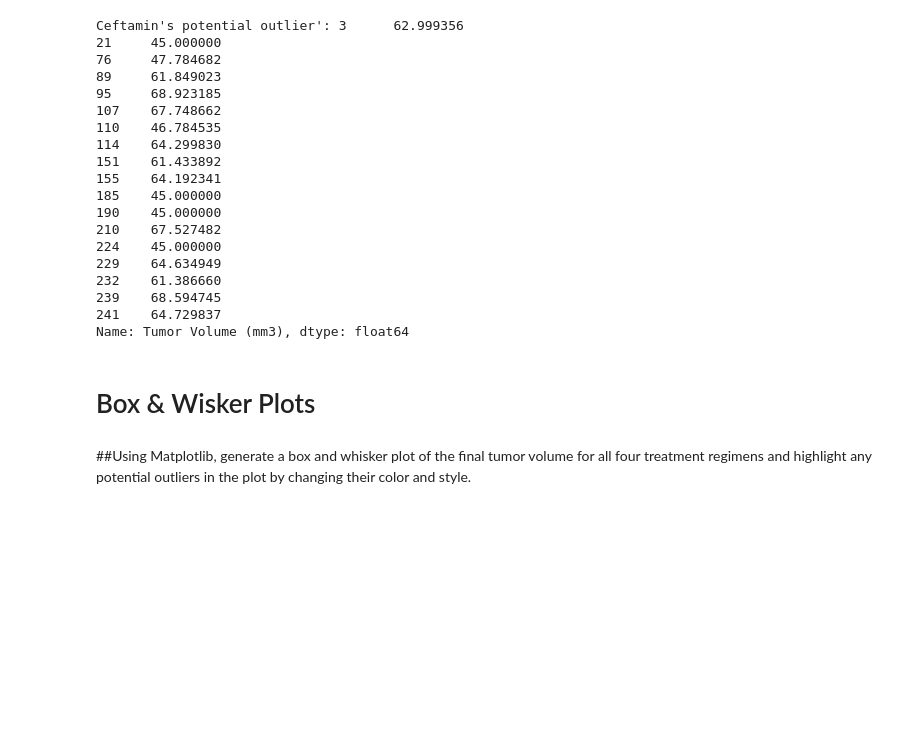
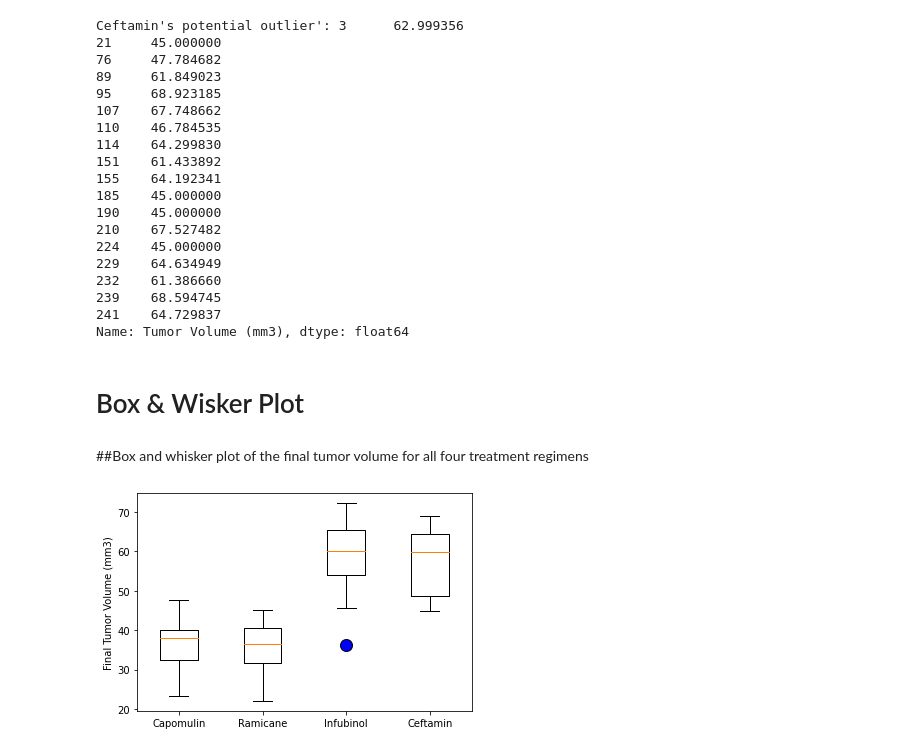
Before and after one commit to josiedeleon/Matplotlib--The-Power-of-Plots, a Jupyter notebook: Pymaceuticals.ipynb, the cells around one changed output. Drawn from its saved outputs; the diff is of its cells as text; code cells hidden in the pictures; blank space fills up the shorter version.

Commit message:
add box and wisker plot

```diff
--- a/Pymaceuticals.ipynb
+++ b/Pymaceuticals.ipynb
@@ -251,13 +251,13 @@ merge.head()
 | 4 | a366 | 30 | Stelasyn | Female | 16 | 29 | 63.440686 | ... |
 # %%
 # Put treatments into a list for for loop (and later for plot labels)
-treatment = ['Capomulin','Ramicane','Infubinol', 'Ceftamin']
+treatments_list = ['Capomulin','Ramicane','Infubinol', 'Ceftamin']
 # Create empty list to fill with tumor vol data (for plotting)
-tumor_volume = []
+tumor_volume_list = []
 # %%
  # Locate the rows which contain mice on each drug and get the tumor volumes
 
-for regimen in treatment:
+for regimen in treatments:
     final_tumor_volume = regimen_merge.loc[regimen_merge['Drug Regimen']==regimen, 'Tumor Volume (mm3)']
     # add subset
-    tumor_volume.append(final_tumor_volume)
+    tumor_volume_list.append(final_tumor_volume)
@@ -294,9 +294,16 @@ Ceftamin's potential outlier': 3      62.999356
 241    64.729837
 Name: Tumor Volume (mm3), dtype: float64
 # %% [markdown]
-# Box & Wisker Plots
+# Box & Wisker Plot
 # %% [markdown]
-##Using Matplotlib, generate a box and whisker plot of the final tumor volume for all four treatment regimens and highlight any potential outliers in the plot by changing their color and style.
+##Box and whisker plot of the final tumor volume for all four treatment regimens
+# %%
+blue_out= dict(markerfacecolor='blue',markersize=12)
+plt.boxplot(tumor_volume_list, labels= treatments_list, flierprops= blue_out)
+plt.ylabel('Final Tumor Volume (mm3)')
+plt.show()
+# %% [output]
+[figure, added]
 # %%
 #Select a mouse that was treated with Capomulin and generate a line plot of tumor volume vs. time point for that mouse.
 # %%
```
Also changed, not shown: parts of 2 cells of this notebook.
